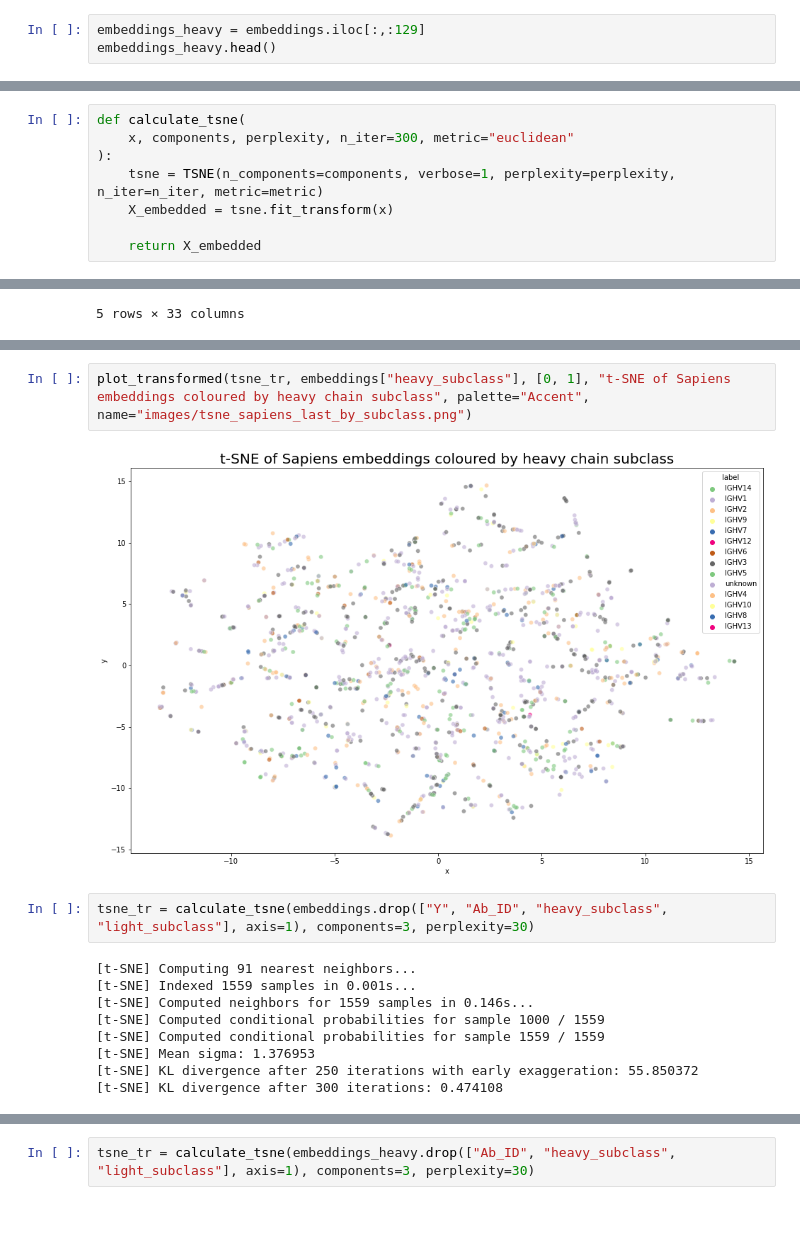
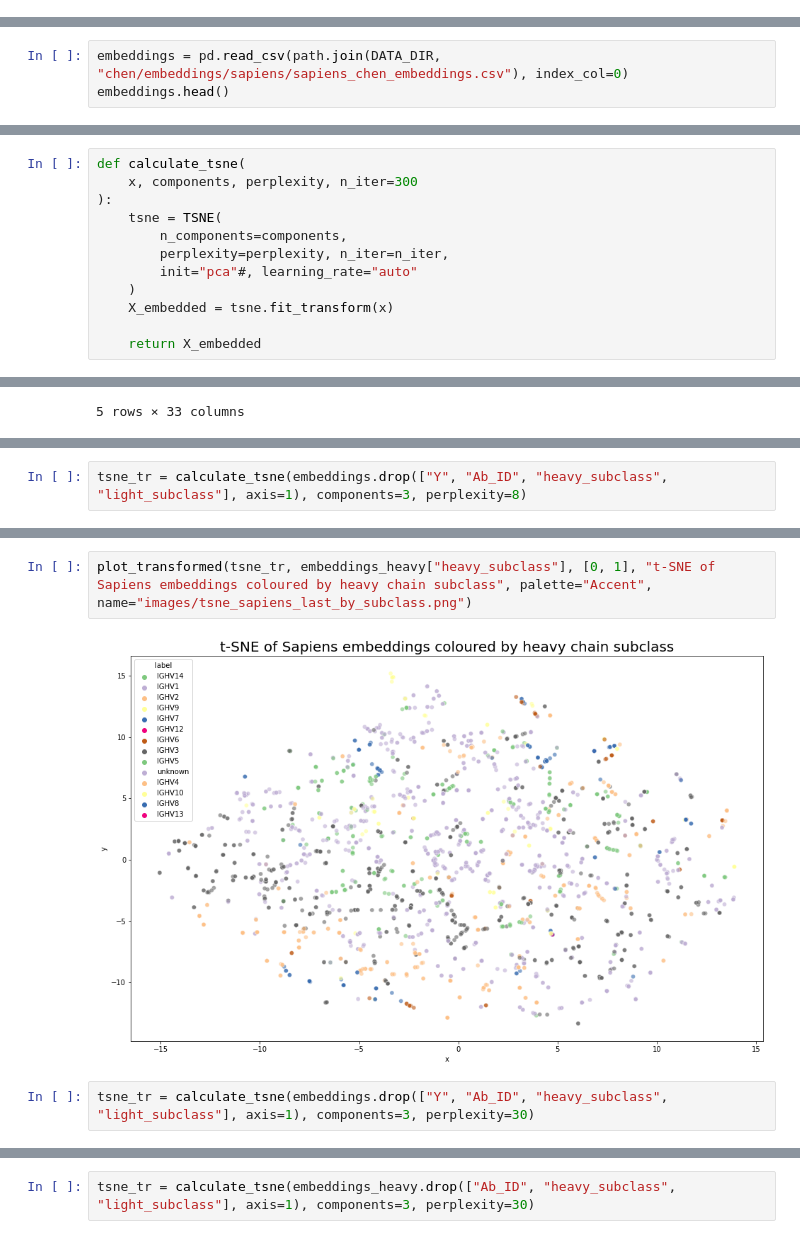
Before and after one commit to kvetab/di-pred, a Jupyter notebook: notebooks/data_processing/12-sapiens-embeddings.ipynb, the cells around one changed output, grey strips where cells are left out. Cells and saved outputs as stored; diff of their text form.

Commit message:
New embeddings

```diff
--- a/notebooks/data_processing/12-sapiens-embeddings.ipynb
+++ b/notebooks/data_processing/12-sapiens-embeddings.ipynb
@@ -77,3 +74,0 @@ embeddings = pd.read_feather(path.join(DATA_DIR, "chen/embeddings/sapiens/sapien
-# %%
-embeddings_heavy = embeddings.iloc[:,:129]
-embeddings_heavy.head()
@@ -115,0 +81,3 @@ array([-0.28252992,  0.07246271,  0.29181525,  0.11483017,  0.12999843,
+# %%
+embeddings = pd.read_csv(path.join(DATA_DIR, "chen/embeddings/sapiens/sapiens_chen_embeddings.csv"), index_col=0)
+embeddings.head()
@@ -157,9 +149,13 @@ import seaborn as sns
 import matplotlib.pyplot as plt
 # %%
 def calculate_tsne(
-    x, components, perplexity, n_iter=300, metric="euclidean"
+    x, components, perplexity, n_iter=300
 ):
-    tsne = TSNE(n_components=components, verbose=1, perplexity=perplexity, n_iter=n_iter, metric=metric)
+    tsne = TSNE(
+        n_components=components,
+        perplexity=perplexity, n_iter=n_iter,
+        init="pca"#, learning_rate="auto"
+    )
     X_embedded = tsne.fit_transform(x)
 
     return X_embedded
@@ -221,3 +202,5 @@ embeddings.head()
 | 3 | 1a0q | -0.216819 | 0.059556 | 0.403906 | 0.228114 | 0.103585 | -0.018792 | 0.021493 | -0.419275 | -0.069553 | ... | ... |
 | 4 | 1a14 | -0.156908 | 0.098237 | 0.386578 | 0.178501 | 0.140005 | -0.026292 | 0.077186 | -0.382542 | -0.069449 | ... | ... |
 5 rows × 260 columns
+# %%
+tsne_tr = calculate_tsne(embeddings.drop(["Y", "Ab_ID", "heavy_subclass", "light_subclass"], axis=1), components=3, perplexity=8)
@@ -224,18 +211,9 @@ embeddings.head()
 # %%
-plot_transformed(tsne_tr, embeddings["heavy_subclass"], [0, 1], "t-SNE of Sapiens embeddings coloured by heavy chain subclass", palette="Accent", name="images/tsne_sapiens_last_by_subclass.png")
+plot_transformed(tsne_tr, embeddings_heavy["heavy_subclass"], [0, 1], "t-SNE of Sapiens embeddings coloured by heavy chain subclass", palette="Accent", name="images/tsne_sapiens_last_by_subclass.png")
 # %% [output]
-[figure, old version]
+[figure, new version]
 # %%
 tsne_tr = calculate_tsne(embeddings.drop(["Y", "Ab_ID", "heavy_subclass", "light_subclass"], axis=1), components=3, perplexity=30)
-# %% [output]
-[t-SNE] Computing 91 nearest neighbors...
-[t-SNE] Indexed 1559 samples in 0.001s...
-[t-SNE] Computed neighbors for 1559 samples in 0.146s...
-[t-SNE] Computed conditional probabilities for sample 1000 / 1559
-[t-SNE] Computed conditional probabilities for sample 1559 / 1559
-[t-SNE] Mean sigma: 1.376953
-[t-SNE] KL divergence after 250 iterations with early exaggeration: 55.850372
-[t-SNE] KL divergence after 300 iterations: 0.474108
 # %%
 plot_transformed(tsne_tr, embeddings["heavy_subclass"], [0, 1], "t-SNE of Sapiens embeddings colored by DI", palette="Accent")
 # %% [output]
```
Also changed, not shown: parts of 29 cells of this notebook.
